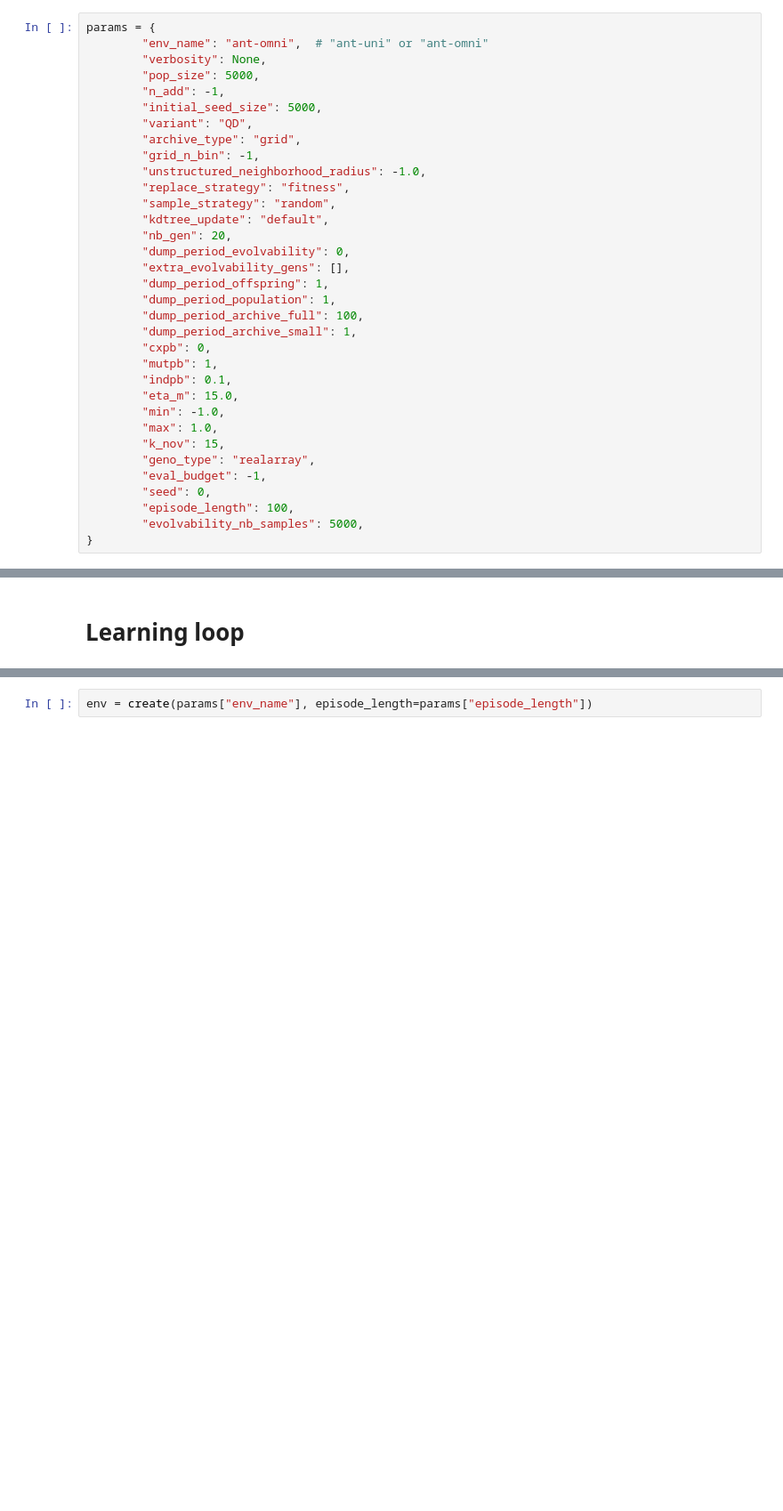
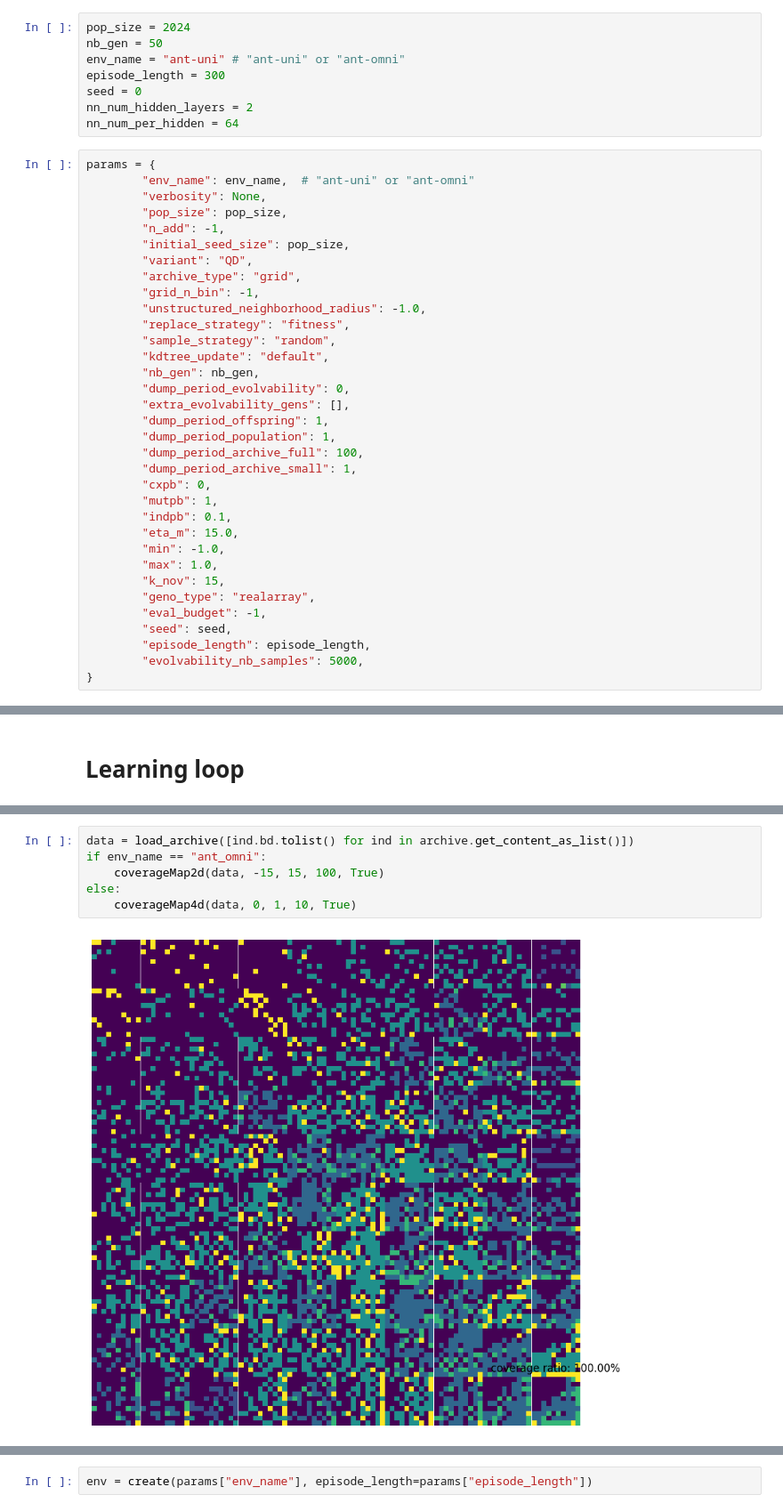
Before and after one commit to lincharles123/PROJET_ANDROIDE, a Jupyter notebook: qd_test.ipynb, the cells around one changed output, grey strips where cells are left out. Shown at 89% size. Drawn from its saved outputs; the diff is of its cells as text; blank space fills up the shorter version.

```diff
--- a/qd_test.ipynb
+++ b/qd_test.ipynb
@@ -29,13 +30,21 @@ import time
 # %% [output]
 The autoreload extension is already loaded. To reload it, use:
   %reload_ext autoreload
+# %%
+pop_size = 2024
+nb_gen = 50
+env_name = "ant-uni" # "ant-uni" or "ant-omni"
+episode_length = 300
+seed = 0
+nn_num_hidden_layers = 2
+nn_num_per_hidden = 64
 # %%
 params = {
-        "env_name": "ant-omni",  # "ant-uni" or "ant-omni"
+        "env_name": env_name,  # "ant-uni" or "ant-omni"
         "verbosity": None,
-        "pop_size": 5000,
+        "pop_size": pop_size,
         "n_add": -1,
-        "initial_seed_size": 5000,
+        "initial_seed_size": pop_size,
         "variant": "QD",
         "archive_type": "grid",
         "grid_n_bin": -1,
@@ -43,7 +52,7 @@ params = {
         "replace_strategy": "fitness",
         "sample_strategy": "random",
         "kdtree_update": "default",
-        "nb_gen": 20,
+        "nb_gen": nb_gen,
         "dump_period_evolvability": 0,
         "extra_evolvability_gens": [],
         "dump_period_offspring": 1,
@@ -59,8 +68,8 @@ params = {
         "k_nov": 15,
         "geno_type": "realarray",
         "eval_budget": -1,
-        "seed": 0,
-        "episode_length": 100,
+        "seed": seed,
+        "episode_length": episode_length,
         "evolvability_nb_samples": 5000,
 }
 # %% [markdown]
@@ -228,0 +238,8 @@ Novelty update took 0.031219 seconds
+# %%
+data = load_archive([ind.bd.tolist() for ind in archive.get_content_as_list()])
+if env_name == "ant_omni":
+    coverageMap2d(data, -15, 15, 100, True)
+else:
+    coverageMap4d(data, 0, 1, 10, True)
+# %% [output]
+[figure, added]
```
Also changed, not shown: parts of 9 cells of this notebook, 8 other files.
